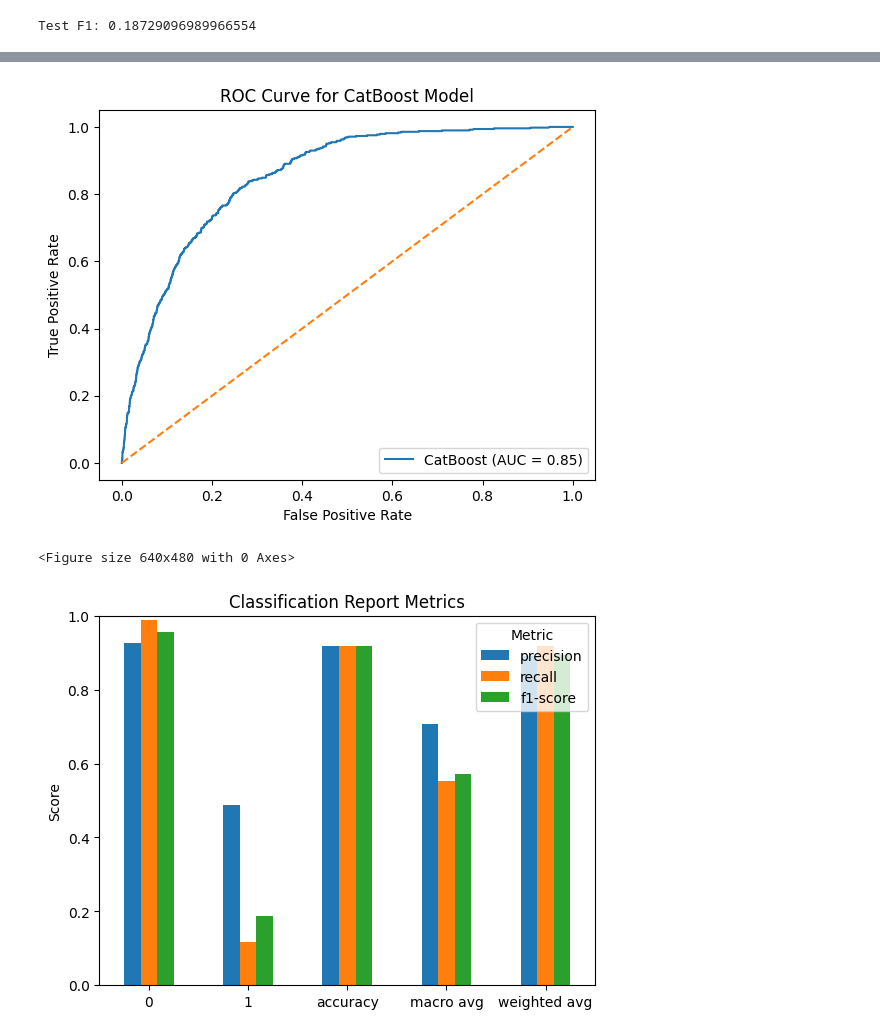
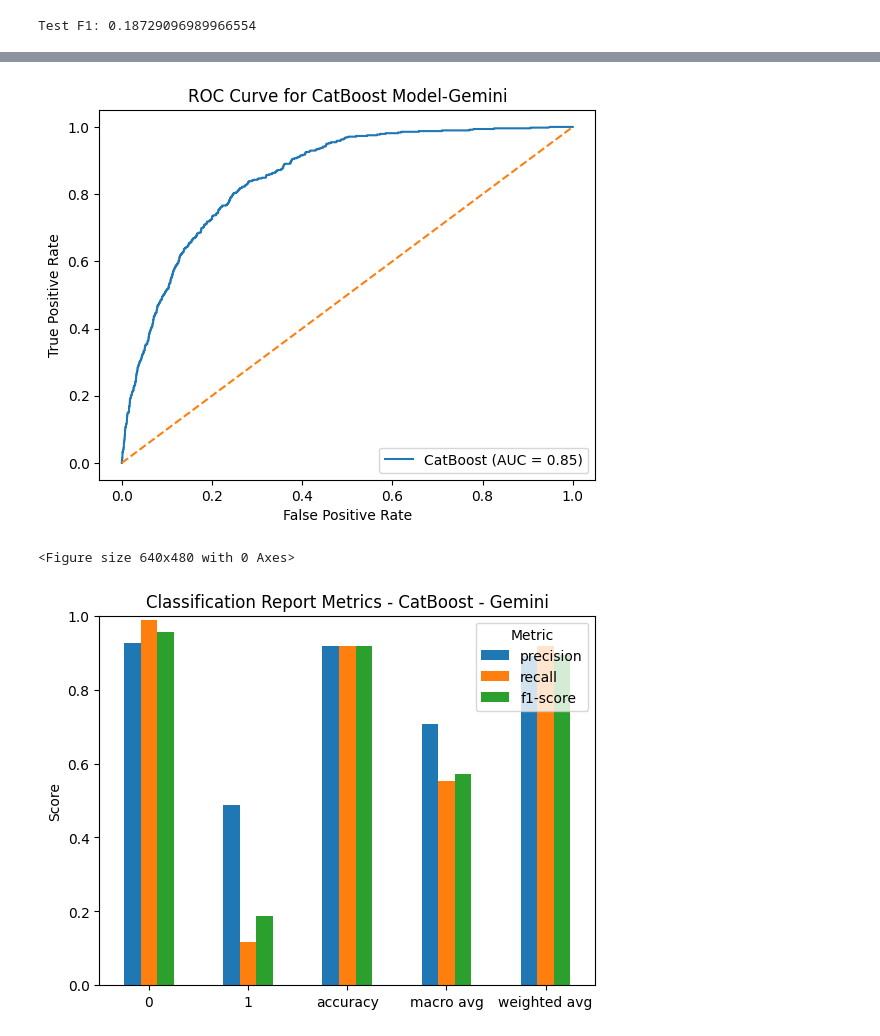
Before and after one commit to numansuri/Capstone-MADS, a Jupyter notebook: gemini_catboost_pipeline.ipynb, the cells around one changed output, grey strips where cells are left out. Saved outputs shown, nothing was run; the diff lists cells and outputs as text; code cells hidden in the pictures.

Commit message:
changed graph titles

```diff
--- a/gemini_catboost_pipeline.ipynb
+++ b/gemini_catboost_pipeline.ipynb
@@ -193,34 +193,34 @@ plt.plot(fpr, tpr, label=f'CatBoost (AUC = {roc_auc:.2f})')
 plt.plot([0, 1], [0, 1], linestyle='--')
 plt.xlabel('False Positive Rate')
 plt.ylabel('True Positive Rate')
-plt.title('ROC Curve for CatBoost Model')
+plt.title('ROC Curve for CatBoost Model-Gemini')
 plt.legend(loc='lower right')
 plt.show()
 # %% [output]
-[figure, old version]
+[figure, new version]
 # %%
 from sklearn.metrics import classification_report
 
 y_pred = best_cb.predict(X_test)
 
 # Generating classification report as a dict
 report = classification_report(y_test, y_pred, output_dict=True)
 
 # Convering to DataFrame and transposing so metrics are columns
 df_report = pd.DataFrame(report).T
 
 # 4) Select the key score columns
 df_metrics = df_report[['precision', 'recall', 'f1-score']]
 
 # 5) Plot grouped bar chart
 plt.figure()
 df_metrics.plot(kind='bar')
-plt.title('Classification Report Metrics')
+plt.title('Classification Report Metrics - CatBoost - Gemini')
 plt.ylabel('Score')
 plt.ylim(0, 1)
 plt.xticks(rotation=0)
 plt.legend(title='Metric')
 plt.show()
 # %% [output]
 <Figure size 640x480 with 0 Axes>
-[figure, old version]
+[figure, new version]
```
Also changed, not shown: parts of 2 cells of this notebook, 4 other files.
